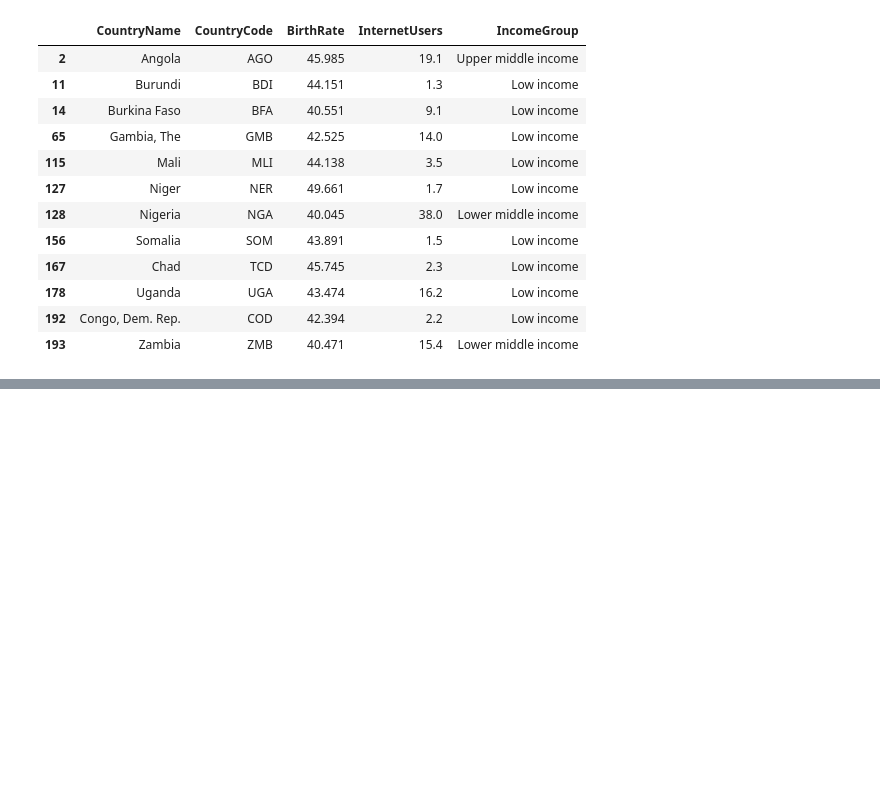
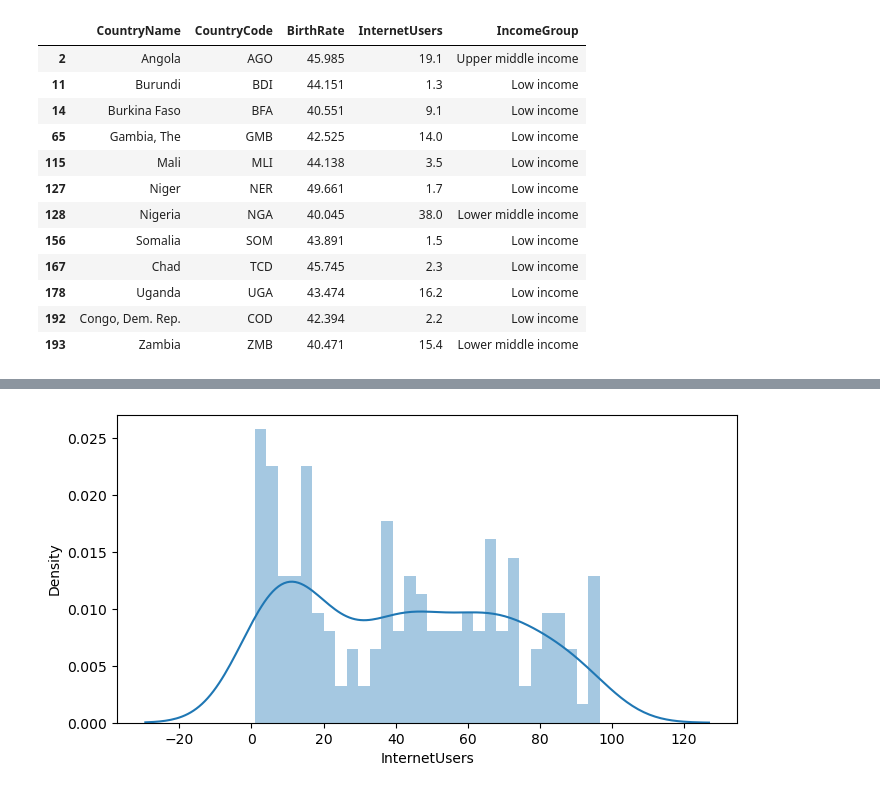
Before and after one commit to siuchingovo/PythonAtoZ, a Jupyter notebook: CoursePractice/Dataframes.ipynb, the cells around one changed output, grey strips where cells are left out. Drawn from its saved outputs; the diff is of its cells as text; code cells hidden in the pictures; blank space fills up the shorter version.

```diff
--- a/CoursePractice/Dataframes.ipynb
+++ b/CoursePractice/Dataframes.ipynb
@@ -590,0 +730,4 @@ ValueError: The truth value of a Series is ambiguous. Use a.empty, a.bool(), a.i
+# %%
+vis1 = sns.distplot(stats["InternetUsers"],bins = 30)
+# %% [output]
+[figure, added]
```
Also changed, not shown: parts of 34 cells of this notebook, 1 other file.
